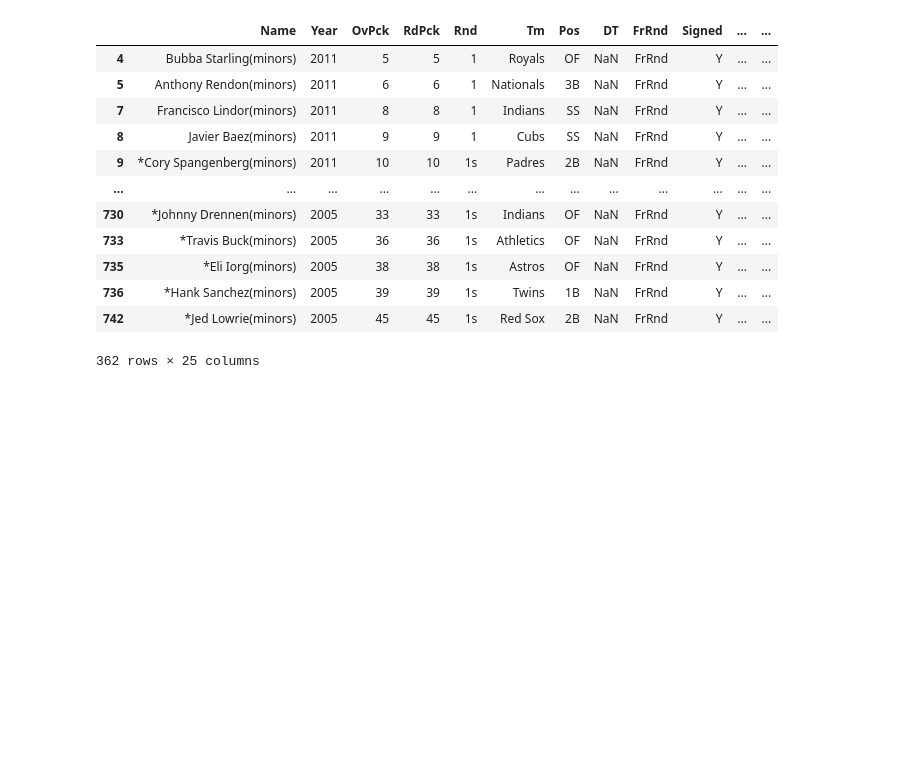
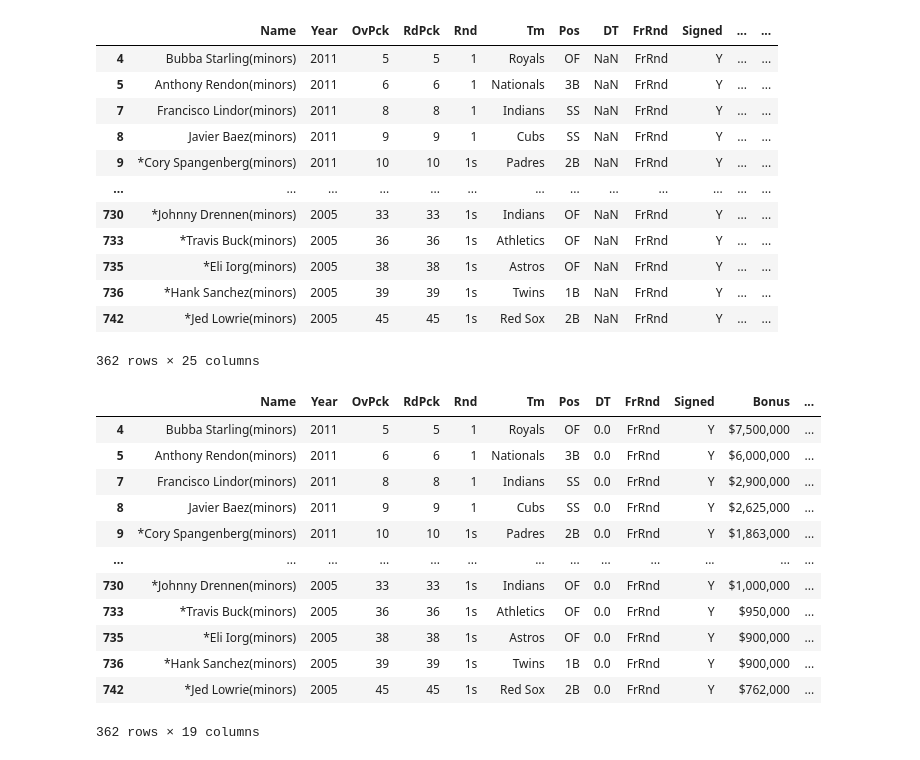
Before and after one commit to bknowlton2401/Final_Project_Baseball_draft_prediction, a Jupyter notebook: Get_Batters_Pitchers.ipynb, the cells around one changed output. Saved outputs shown, nothing was run; the diff lists cells and outputs as text; code cells hidden in the pictures; blank space fills up the shorter version.

Commit message:
batters csv updated

```diff
--- a/Get_Batters_Pitchers.ipynb
+++ b/Get_Batters_Pitchers.ipynb
@@ -112,6 +112,26 @@ batters
 | 736 | *Hank Sanchez(minors) | 2005 | 39 | 39 | 1s | Twins | 1B | NaN | FrRnd | Y | ... | ... |
 | 742 | *Jed Lowrie(minors) | 2005 | 45 | 45 | 1s | Red Sox | 2B | NaN | FrRnd | Y | ... | ... |
 362 rows × 25 columns
+# %%
+batters = batters.drop(['G.1', 'W', 'L',
+       'ERA', 'WHIP', 'SV',], 1)
+# %%
+batters = batters.fillna(0)
+batters
+# %% [output]
+|  | Name | Year | OvPck | RdPck | Rnd | Tm | Pos | DT | FrRnd | Signed | Bonus | ... |
+| 4 | Bubba Starling(minors) | 2011 | 5 | 5 | 1 | Royals | OF | 0.0 | FrRnd | Y | $7,500,000 | ... |
+| 5 | Anthony Rendon(minors) | 2011 | 6 | 6 | 1 | Nationals | 3B | 0.0 | FrRnd | Y | $6,000,000 | ... |
+| 7 | Francisco Lindor(minors) | 2011 | 8 | 8 | 1 | Indians | SS | 0.0 | FrRnd | Y | $2,900,000 | ... |
+| 8 | Javier Baez(minors) | 2011 | 9 | 9 | 1 | Cubs | SS | 0.0 | FrRnd | Y | $2,625,000 | ... |
+| 9 | *Cory Spangenberg(minors) | 2011 | 10 | 10 | 1s | Padres | 2B | 0.0 | FrRnd | Y | $1,863,000 | ... |
+| ... | ... | ... | ... | ... | ... | ... | ... | ... | ... | ... | ... | ... |
+| 730 | *Johnny Drennen(minors) | 2005 | 33 | 33 | 1s | Indians | OF | 0.0 | FrRnd | Y | $1,000,000 | ... |
+| 733 | *Travis Buck(minors) | 2005 | 36 | 36 | 1s | Athletics | OF | 0.0 | FrRnd | Y | $950,000 | ... |
+| 735 | *Eli Iorg(minors) | 2005 | 38 | 38 | 1s | Astros | OF | 0.0 | FrRnd | Y | $900,000 | ... |
+| 736 | *Hank Sanchez(minors) | 2005 | 39 | 39 | 1s | Twins | 1B | 0.0 | FrRnd | Y | $900,000 | ... |
+| 742 | *Jed Lowrie(minors) | 2005 | 45 | 45 | 1s | Red Sox | 2B | 0.0 | FrRnd | Y | $762,000 | ... |
+362 rows × 19 columns
 # %%
 batters.to_csv('Resources/first_round_csvs/FirstRoundBatters.csv', index=False)
 # %%
```
Also changed, not shown: 1 other file.
